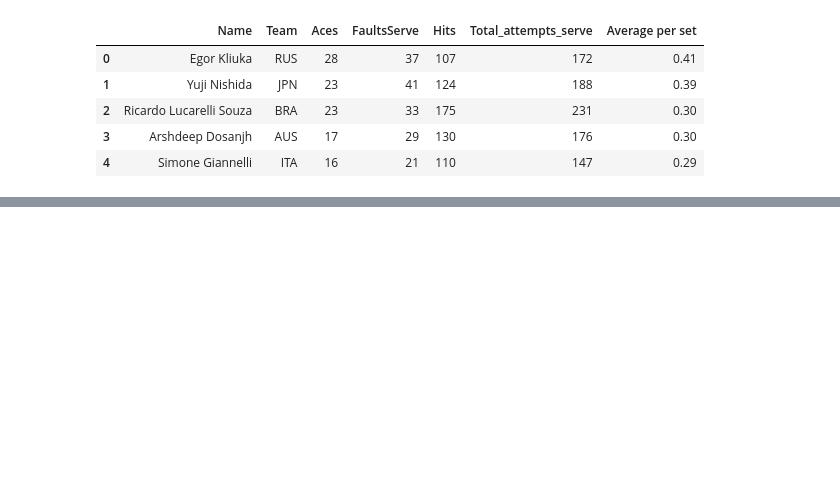
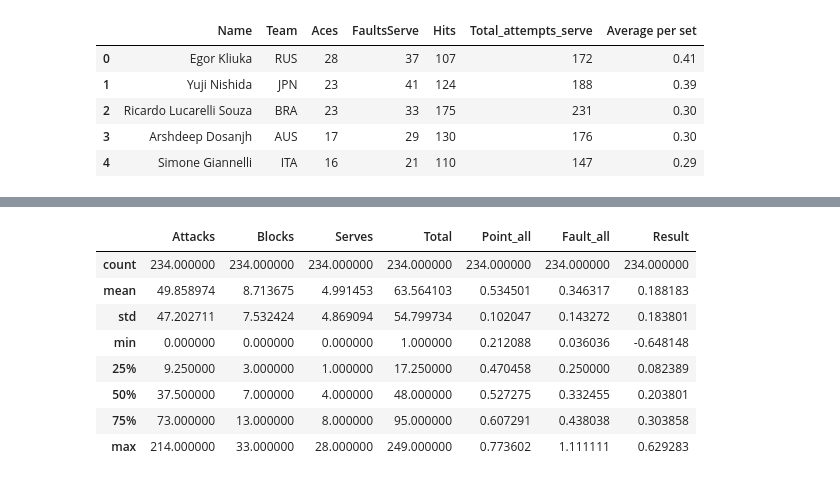
Before and after one commit to Quentin1402/dep-t-python, a Jupyter notebook: Présentation.ipynb, the cells around one changed output, grey strips where cells are left out. Drawn from its saved outputs; the diff is of its cells as text; code cells hidden in the pictures; blank space fills up the shorter version.

```diff
--- a/Présentation.ipynb
+++ b/Présentation.ipynb
@@ -92,0 +89,12 @@ Name: Result, dtype: float64
+# %%
+scores.query("Point_all > 0.2 & Point_all < 0.8 & ").describe()
+# %% [output]
+|  | Attacks | Blocks | Serves | Total | Point_all | Fault_all | Result |
+| count | 234.000000 | 234.000000 | 234.000000 | 234.000000 | 234.000000 | 234.000000 | 234.000000 |
+| mean | 49.858974 | 8.713675 | 4.991453 | 63.564103 | 0.534501 | 0.346317 | 0.188183 |
+| std | 47.202711 | 7.532424 | 4.869094 | 54.799734 | 0.102047 | 0.143272 | 0.183801 |
+| min | 0.000000 | 0.000000 | 0.000000 | 1.000000 | 0.212088 | 0.036036 | -0.648148 |
+| 25% | 9.250000 | 3.000000 | 1.000000 | 17.250000 | 0.470458 | 0.250000 | 0.082389 |
+| 50% | 37.500000 | 7.000000 | 4.000000 | 48.000000 | 0.527275 | 0.332455 | 0.203801 |
+| 75% | 73.000000 | 13.000000 | 8.000000 | 95.000000 | 0.607291 | 0.438038 | 0.303858 |
+| max | 214.000000 | 33.000000 | 28.000000 | 249.000000 | 0.773602 | 1.111111 | 0.629283 |
```
Also changed, not shown: parts of 10 cells of this notebook.
